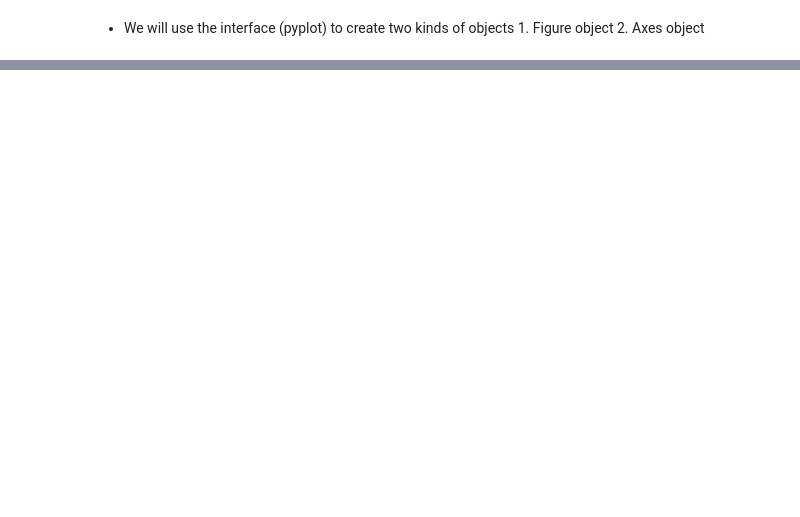
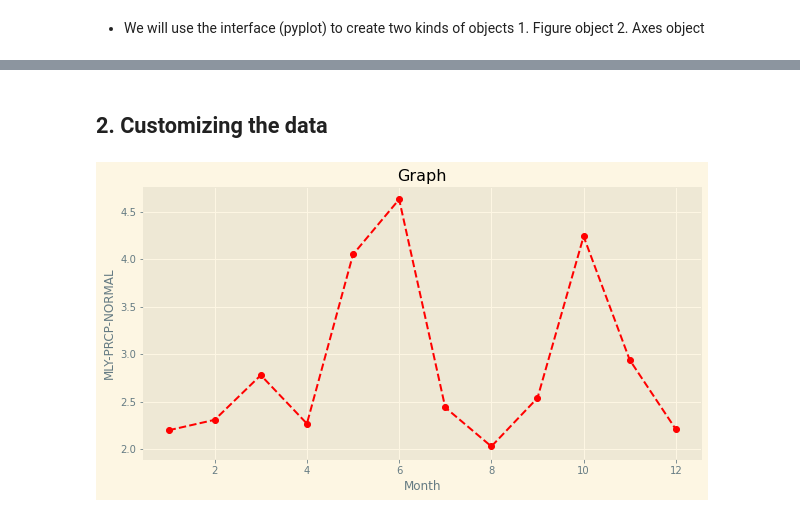
Before and after one commit to Abdelrahman-rashed/Data_science, a Jupyter notebook: 2_libraries/1_Matplotlib/MatplotlibNotebook.ipynb, the cells around one changed output, grey strips where cells are left out. Saved outputs shown, nothing was run; the diff lists cells and outputs as text; code cells hidden in the pictures; blank space fills up the shorter version.

```diff
--- a/2_libraries/1_Matplotlib/MatplotlibNotebook.ipynb
+++ b/2_libraries/1_Matplotlib/MatplotlibNotebook.ipynb
@@ -19,0 +30,22 @@ plt.show()
+# %% [markdown]
+## 2. Customizing the data
+# %%
+#Customizing data apperance
+#Customizing the data apperance using markers and linestyles
+#Customimze the x-axis, y-axis and label
+
+
+#Creating figure
+fig1, ax1 = plt.subplots(figsize = [10,5])
+# Plot MLY-PRCP-NORMAL from seattle_weather against the MONTH
+ax1.plot(austin_weather["DATE"], austin_weather["MLY-PRCP-NORMAL"], marker = 'o', linestyle = '--' , color = 'red')
+
+# Customize the x-axis, y-axis and title
+ax1.set_xlabel("Month")
+ax1.set_ylabel("MLY-PRCP-NORMAL")
+ax1.set_title("Graph")
+
+
+plt.show()
+# %% [output]
+[figure, added]
```
Also changed, not shown: parts of 78 cells of this notebook, 2 other files.
